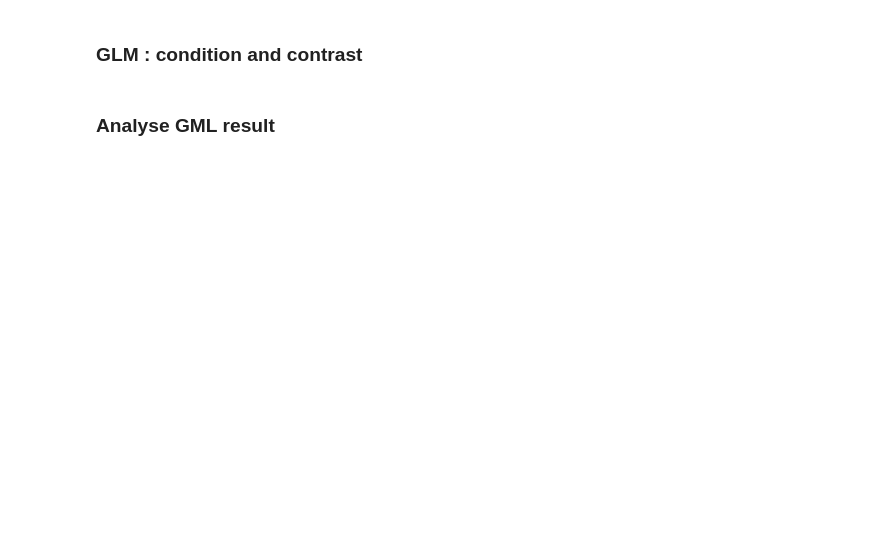
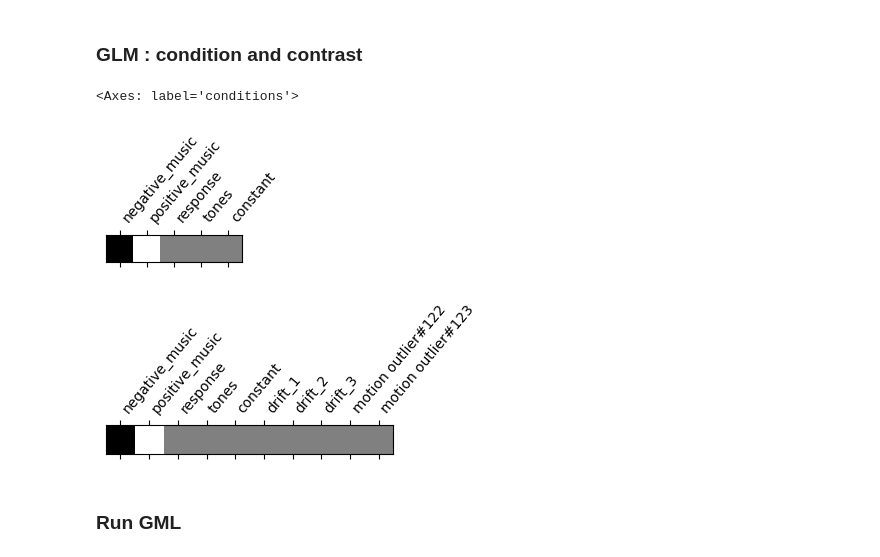
Before and after one commit to ThibthibML/NSSP, a Jupyter notebook: part1.ipynb, the cells around one changed output. Drawn from its saved outputs; the diff is of its cells as text; code cells hidden in the pictures; blank space fills up the shorter version.

```diff
--- a/part1.ipynb
+++ b/part1.ipynb
@@ -684,11 +722,25 @@ conditions = {
     'tones':np.array([0, 0, 0, 1, 0]),
 }
 
+
+conditions_modified = {
+    'neg_music': np.array([1, 0, 0, 0, 0,0,0,0,0,0]),
+    'pos_music':np.array([0, 1, 0, 0, 0,0,0,0,0,0]),
+    'response':np.array([0, 0, 1, 0, 0,0,0,0,0,0]),
+    'tones':np.array([0, 0, 0, 1, 0,0,0,0,0,0]),
+}
+
 pos_neg_contrast = conditions['pos_music'] - conditions['neg_music']
+pos_neg_contrast_modified = conditions_modified['pos_music'] - conditions_modified['neg_music']
 # %%
-plot_contrast_matrix(pos_neg_contrast, design_matrix=fmri_glm.design_matrices_[0])
+plot_contrast_matrix(pos_neg_contrast, design_matrix=design_mat)
+plot_contrast_matrix(pos_neg_contrast_modified, design_matrix=design_mat_regged)
+# %% [output]
+<Axes: label='conditions'>
+[figure, added]
+[figure, added]
 # %% [markdown]
-### Analyse GML result
+### Run GML
 # %%
 z_map = fmri_glm.compute_contrast(pos_neg_contrast,
                                   output_type='z_score')
```
Also changed, not shown: parts of 37 cells of this notebook.
